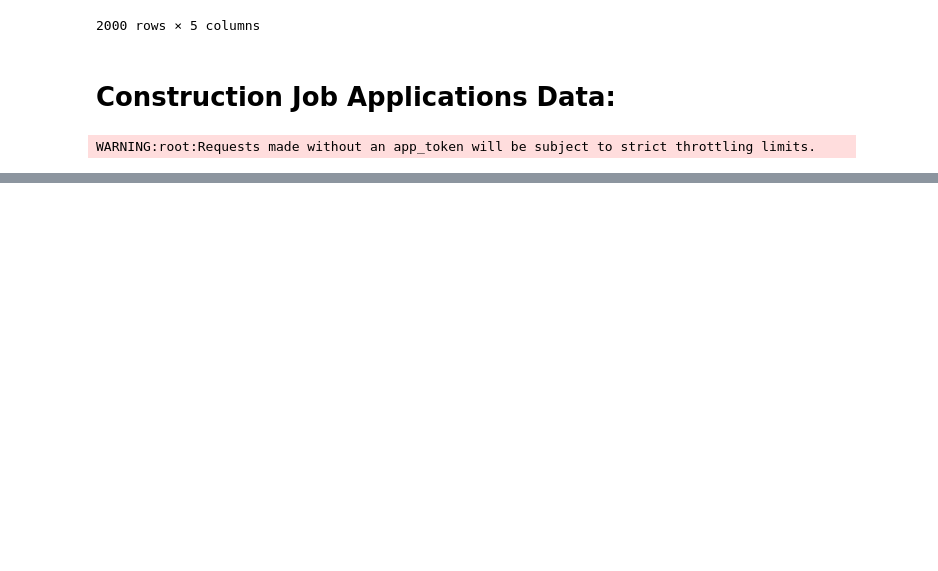
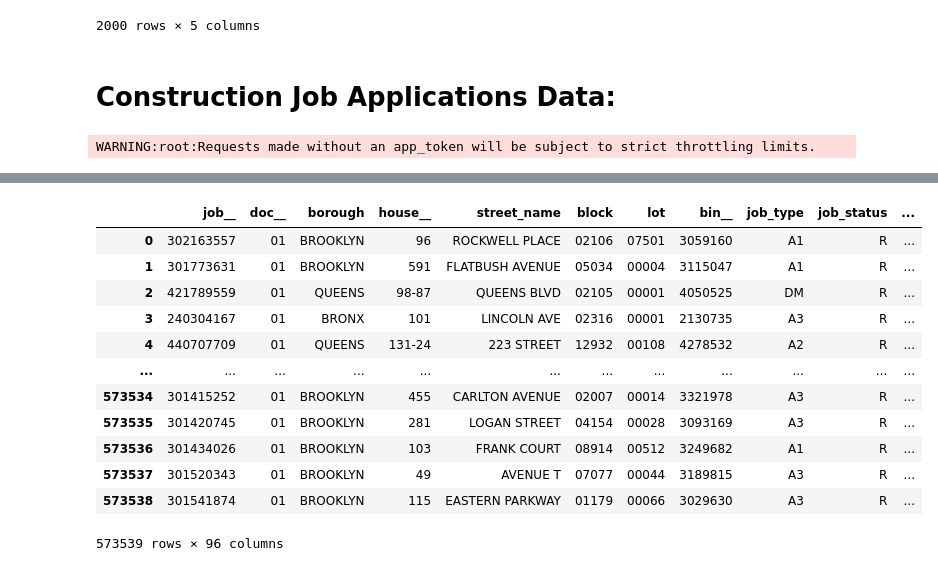
Before and after one commit to advanced-computing/will-naga-krishna, a Jupyter notebook: Advanced_Computing_Final_Idea.ipynb, the cells around one changed output, grey strips where cells are left out. Drawn from its saved outputs; the diff is of its cells as text; code cells hidden in the pictures; blank space fills up the shorter version.

```diff
--- a/Advanced_Computing_Final_Idea.ipynb
+++ b/Advanced_Computing_Final_Idea.ipynb
@@ -102,3 +98,16 @@ results = client.get("ic3t-wcy2", limit=2000)
 results_df = pd.DataFrame.from_records(results)
 # %% [output]
 WARNING:root:Requests made without an app_token will be subject to strict throttling limits.
+# %%
+all_results = []
+offset=0
+while True:
+    client = Socrata("data.cityofnewyork.us", None)
+    results = client.get("ic3t-wcy2", where="job_status='R'", limit=50000,offset=offset)
+    offset = offset + 50000
+    print(len(results),offset)
+    all_results.extend(results)
+    if len(results)<50000:
+        break
+all_results_df = pd.DataFrame.from_dict(all_results)
+all_results_df
@@ -105,3 +129,19 @@ WARNING:root:Requests made without an app_token will be subject to strict thrott
+# %%
+all_results_df
+# %% [output]
+|  | job__ | doc__ | borough | house__ | street_name | block | lot | bin__ | job_type | job_status | ... |
+| 0 | 302163557 | 01 | BROOKLYN | 96 | ROCKWELL PLACE | 02106 | 07501 | 3059160 | A1 | R | ... |
+| 1 | 301773631 | 01 | BROOKLYN | 591 | FLATBUSH AVENUE | 05034 | 00004 | 3115047 | A1 | R | ... |
+| 2 | 421789559 | 01 | QUEENS | 98-87 | QUEENS BLVD | 02105 | 00001 | 4050525 | DM | R | ... |
+| 3 | 240304167 | 01 | BRONX | 101 | LINCOLN AVE | 02316 | 00001 | 2130735 | A3 | R | ... |
+| 4 | 440707709 | 01 | QUEENS | 131-24 | 223 STREET | 12932 | 00108 | 4278532 | A2 | R | ... |
+| ... | ... | ... | ... | ... | ... | ... | ... | ... | ... | ... | ... |
+| 573534 | 301415252 | 01 | BROOKLYN | 455 | CARLTON AVENUE | 02007 | 00014 | 3321978 | A3 | R | ... |
+| 573535 | 301420745 | 01 | BROOKLYN | 281 | LOGAN STREET | 04154 | 00028 | 3093169 | A3 | R | ... |
+| 573536 | 301434026 | 01 | BROOKLYN | 103 | FRANK COURT | 08914 | 00512 | 3249682 | A1 | R | ... |
+| 573537 | 301520343 | 01 | BROOKLYN | 49 | AVENUE T | 07077 | 00044 | 3189815 | A3 | R | ... |
+| 573538 | 301541874 | 01 | BROOKLYN | 115 | EASTERN PARKWAY | 01179 | 00066 | 3029630 | A3 | R | ... |
+573539 rows × 96 columns
 # %%
 results_df
 # %% [output]
```
Also changed, not shown: parts of 18 cells of this notebook.
